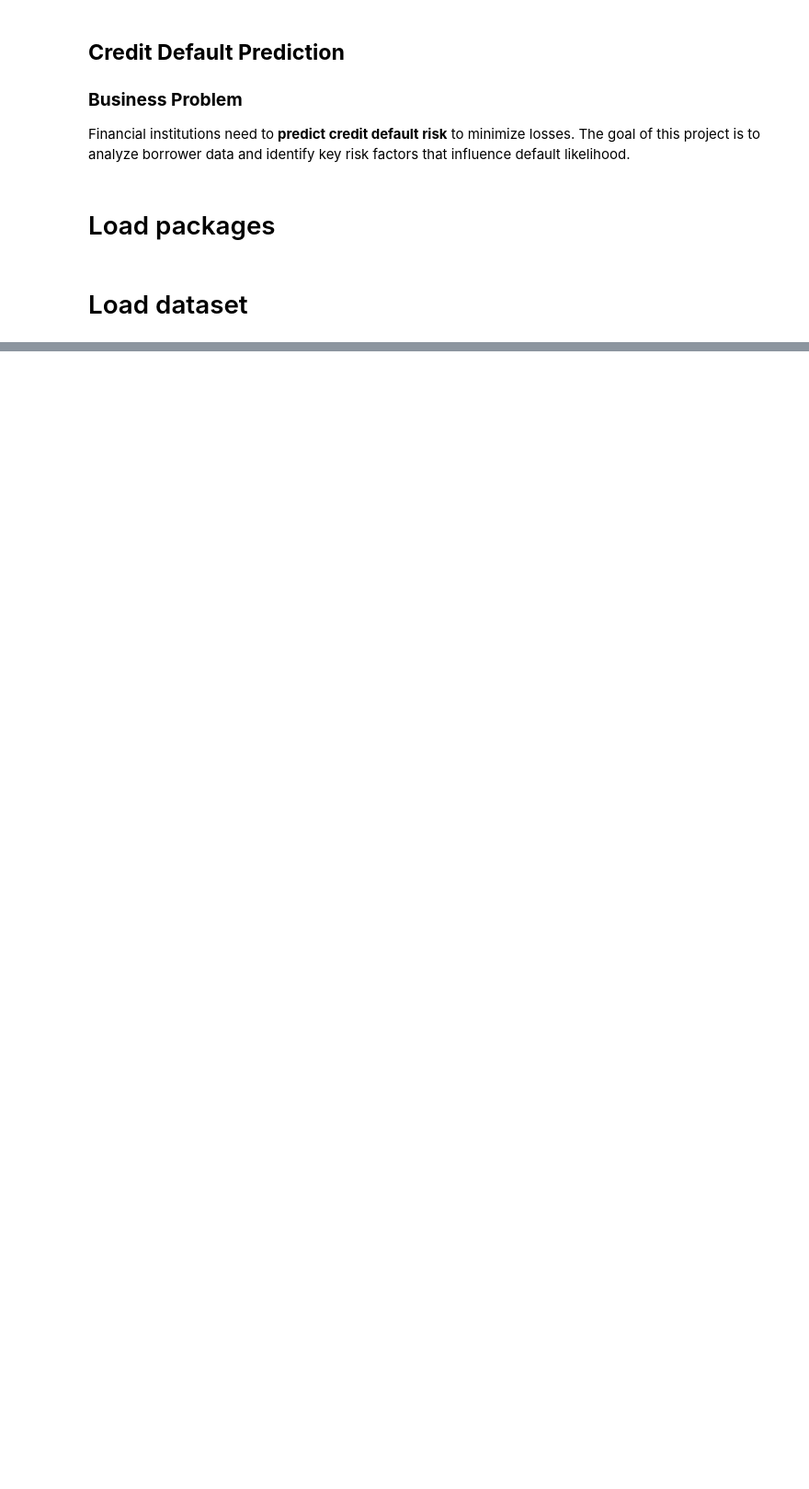
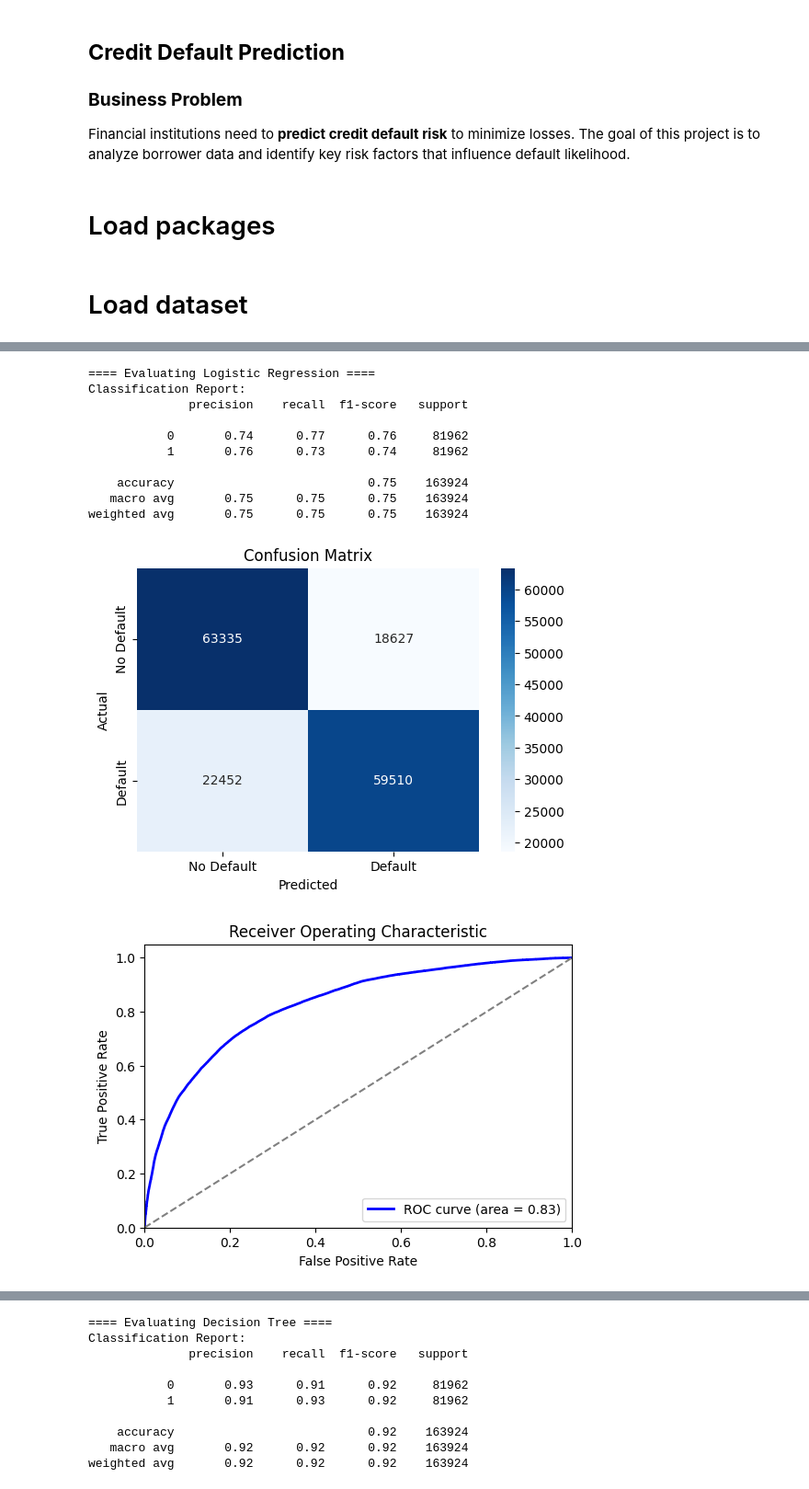
Before and after one commit to Msingisi/Learning-Portfolio-Projects, a Jupyter notebook: Python Projects/Classification/give_me_some_credit/model_building.ipynb, the cells around one changed output, grey strips where cells are left out. Shown at 92% size. Drawn from its saved outputs; the diff is of its cells as text; code cells hidden in the pictures; blank space fills up the shorter version.

Commit message:
uploaded models

```diff
--- a/Python Projects/Classification/give_me_some_credit/model_building.ipynb
+++ b/Python Projects/Classification/give_me_some_credit/model_building.ipynb
@@ -41,0 +344,11 @@ df_test.drop(columns=["Unnamed: 0"], inplace=True)
+# %%
+# Define columns for each transformation
+outlier_cols = ['RevolvingUtil', 'age', 'PastDue30_59', 'DebtRatio', 'Income', 'OpenCreditLines',
+                'PastDue90', 'RealEstateLoans', 'PastDue60_89']
+skewness_cols = ["RevolvingUtil", "DebtRatio", "Income"]
+scale_cols = ['age', 'PastDue30_59', 'Income', 'OpenCreditLines', 'PastDue90', 'RealEstateLoans', 'PastDue60_89', 'Dependents']
+# %%
+# Apply preprocessing on training data with SMOTE
+train_cleaned = preprocess_data(train_original, is_train=True, target_column="Default",
+                                outlier_cols=outlier_cols, skewness_cols=skewness_cols,
+                                scale_cols=scale_cols, balance_data=True)
@@ -41,0 +372,3 @@ df_test.drop(columns=["Unnamed: 0"], inplace=True)
+# %%
+# split the train data into X and y (target)
+X_train_prep, y_train_prep = train_cleaned.loc[:, train_cleaned.columns != 'Default'], train_cleaned['Default'].astype('int64')
@@ -41,0 +446,31 @@ df_test.drop(columns=["Unnamed: 0"], inplace=True)
+# %%
+# Define models
+models = {
+    "Logistic Regression": LogisticRegression(random_state=42,max_iter=1000),
+    "Decision Tree": DecisionTreeClassifier(random_state=42),
+    "Random Forest": RandomForestClassifier(random_state=42),
+    "Gradient Boosting": GradientBoostingClassifier(random_state=42),
+    "MLP Classifier": MLPClassifier(random_state=42,max_iter=1000),
+    "XGBoost": xgb.XGBClassifier(use_label_encoder=False, eval_metric='logloss')
+}
+
+# Define class names
+class_names = ["No Default", "Default"]
+
+# Train and evaluate each model
+for name, model in models.items():
+    print(f"\n==== Evaluating {name} ====")
+    trained_model = evaluate_model(model, X_train_prep, y_train_prep, class_names=["No Default", "Default"])
+# %% [output]
+==== Evaluating Logistic Regression ====
+Classification Report:
+              precision    recall  f1-score   support
+
+           0       0.74      0.77      0.76     81962
+           1       0.76      0.73      0.74     81962
+
+    accuracy                           0.75    163924
+   macro avg       0.75      0.75      0.75    163924
+weighted avg       0.75      0.75      0.75    163924
+[figure, added]
+[figure, added]
@@ -41,0 +478,10 @@ df_test.drop(columns=["Unnamed: 0"], inplace=True)
+==== Evaluating Decision Tree ====
+Classification Report:
+              precision    recall  f1-score   support
+
+           0       0.93      0.91      0.92     81962
+           1       0.91      0.93      0.92     81962
+
+    accuracy                           0.92    163924
+   macro avg       0.92      0.92      0.92    163924
+weighted avg       0.92      0.92      0.92    163924
```
Also changed, not shown: parts of 38 cells of this notebook, 2 other files.
